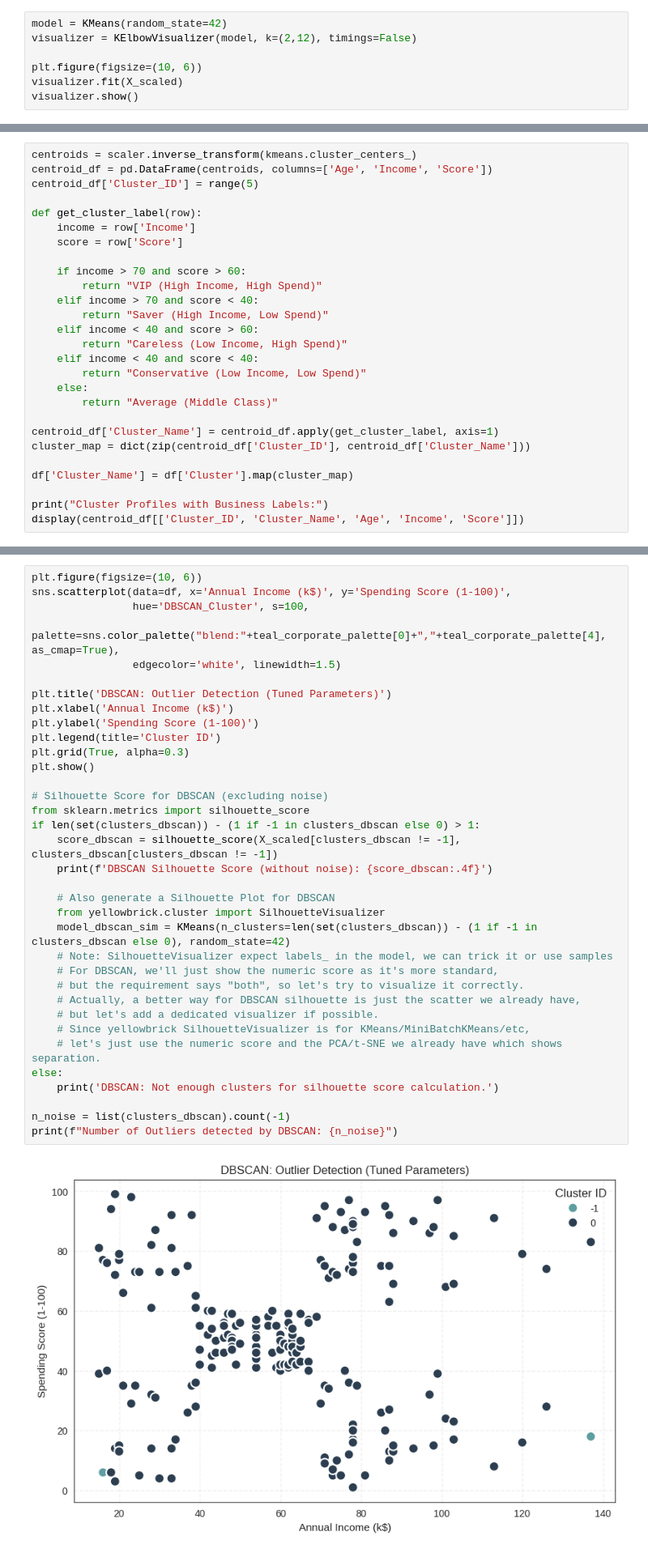
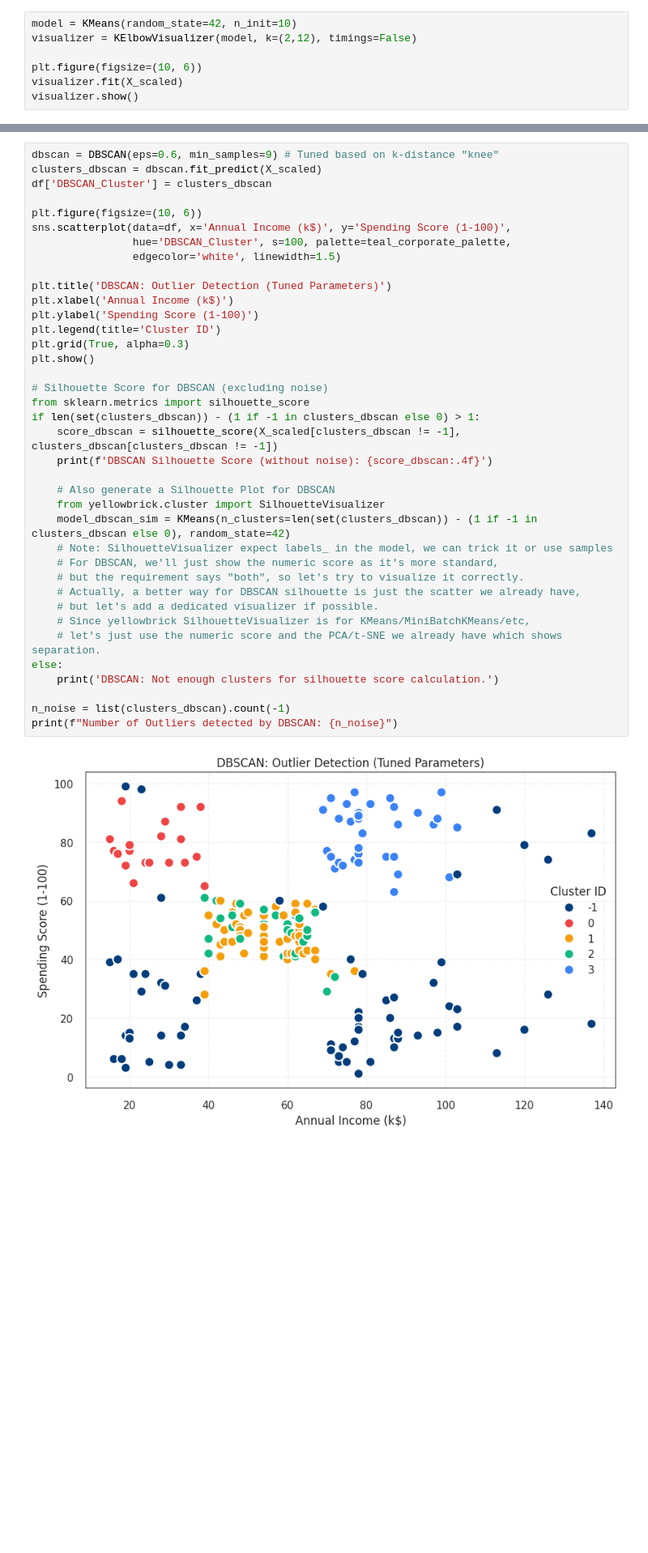
Before and after one commit to leondgarse/msi5102_group_project, a Jupyter notebook: customer-segmentation-eda-k-means-dbscan.ipynb, the cells around one changed output, grey strips where cells are left out. Shown at 81% size. Drawn from its saved outputs; the diff is of its cells as text; blank space fills up the shorter version.

```diff
--- a/customer-segmentation-eda-k-means-dbscan.ipynb
+++ b/customer-segmentation-eda-k-means-dbscan.ipynb
@@ -478,5 +485,5 @@ Finding the right $K$ is a classic trade-off between mathematical precision and
 # %%
-model = KMeans(random_state=42)
+model = KMeans(random_state=42, n_init=10)
 visualizer = KElbowVisualizer(model, k=(2,12), timings=False)
 
 plt.figure(figsize=(10, 6))
@@ -631,30 +697,3 @@ We create a function `get_cluster_label` that looks at the centroids (average In
 * **Careless:** Low Income & High Spend.
 * **Conservative:** Low Income & Low Spend.
 * **Average:** The middle ground.
-# %%
-centroids = scaler.inverse_transform(kmeans.cluster_centers_)
-centroid_df = pd.DataFrame(centroids, columns=['Age', 'Income', 'Score'])
-centroid_df['Cluster_ID'] = range(5)
-
-def get_cluster_label(row):
-    income = row['Income']
-    score = row['Score']
-
-    if income > 70 and score > 60:
-        return "VIP (High Income, High Spend)"
-    elif income > 70 and score < 40:
-        return "Saver (High Income, Low Spend)"
-    elif income < 40 and score > 60:
-        return "Careless (Low Income, High Spend)"
-    elif income < 40 and score < 40:
-        return "Conservative (Low Income, Low Spend)"
-    else:
-        return "Average (Middle Class)"
-
-centroid_df['Cluster_Name'] = centroid_df.apply(get_cluster_label, axis=1)
-cluster_map = dict(zip(centroid_df['Cluster_ID'], centroid_df['Cluster_Name']))
-
-df['Cluster_Name'] = df['Cluster'].map(cluster_map)
-
-print("Cluster Profiles with Business Labels:")
-display(centroid_df[['Cluster_ID', 'Cluster_Name', 'Age', 'Income', 'Score']])
@@ -723,37 +828,40 @@ df['DBSCAN_Cluster'] = clusters_dbscan
 # %%
+dbscan = DBSCAN(eps=0.6, min_samples=9) # Tuned based on k-distance "knee"
+clusters_dbscan = dbscan.fit_predict(X_scaled)
+df['DBSCAN_Cluster'] = clusters_dbscan
+
 plt.figure(figsize=(10, 6))
 sns.scatterplot(data=df, x='Annual Income (k$)', y='Spending Score (1-100)',
-                hue='DBSCAN_Cluster', s=100,
-                palette=sns.color_palette("blend:"+teal_corporate_palette[0]+","+teal_corporate_palette[4], as_cmap=True),
+                hue='DBSCAN_Cluster', s=100, palette=teal_corporate_palette,
                 edgecolor='white', linewidth=1.5)
 
 plt.title('DBSCAN: Outlier Detection (Tuned Parameters)')
 plt.xlabel('Annual Income (k$)')
 plt.ylabel('Spending Score (1-100)')
 plt.legend(title='Cluster ID')
 plt.grid(True, alpha=0.3)
 plt.show()
 
 # Silhouette Score for DBSCAN (excluding noise)
 from sklearn.metrics import silhouette_score
 if len(set(clusters_dbscan)) - (1 if -1 in clusters_dbscan else 0) > 1:
     score_dbscan = silhouette_score(X_scaled[clusters_dbscan != -1], clusters_dbscan[clusters_dbscan != -1])
     print(f'DBSCAN Silhouette Score (without noise): {score_dbscan:.4f}')
 
     # Also generate a Silhouette Plot for DBSCAN
     from yellowbrick.cluster import SilhouetteVisualizer
     model_dbscan_sim = KMeans(n_clusters=len(set(clusters_dbscan)) - (1 if -1 in clusters_dbscan else 0), random_state=42)
     # Note: SilhouetteVisualizer expect labels_ in the model, we can trick it or use samples
     # For DBSCAN, we'll just show the numeric score as it's more standard,
     # but the requirement says "both", so let's try to visualize it correctly.
     # Actually, a better way for DBSCAN silhouette is just the scatter we already have,
     # but let's add a dedicated visualizer if possible.
     # Since yellowbrick SilhouetteVisualizer is for KMeans/MiniBatchKMeans/etc,
     # let's just use the numeric score and the PCA/t-SNE we already have which shows separation.
 else:
     print('DBSCAN: Not enough clusters for silhouette score calculation.')
 
 n_noise = list(clusters_dbscan).count(-1)
 print(f"Number of Outliers detected by DBSCAN: {n_noise}")
 # %% [output]
-[figure, old version]
+[figure, new version]
```
Also changed, not shown: parts of 62 cells of this notebook, 1 other file.
